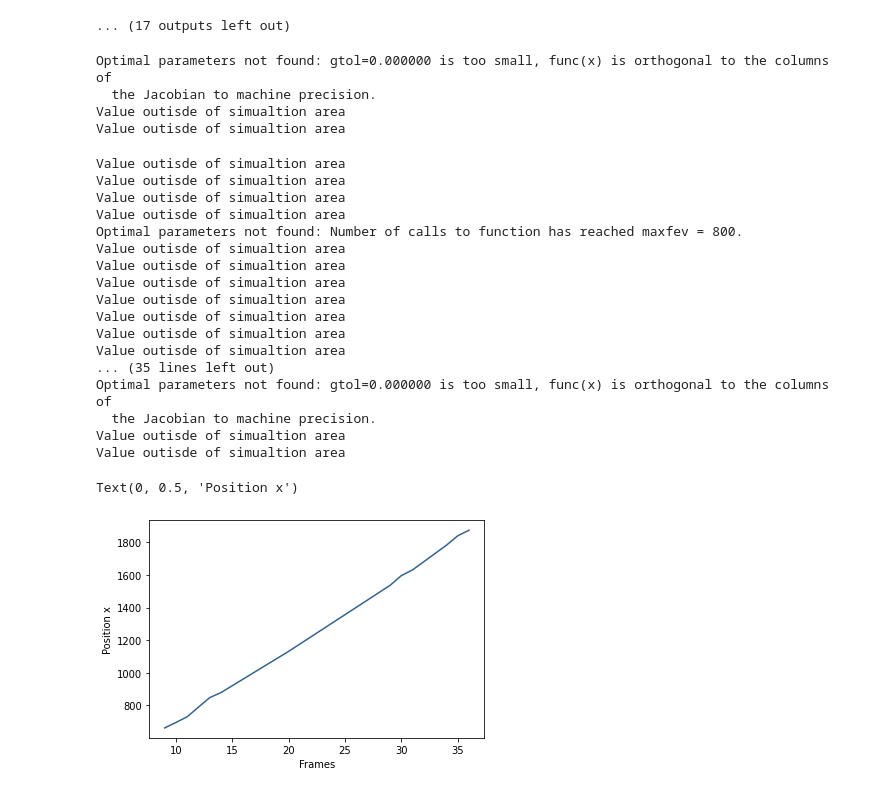
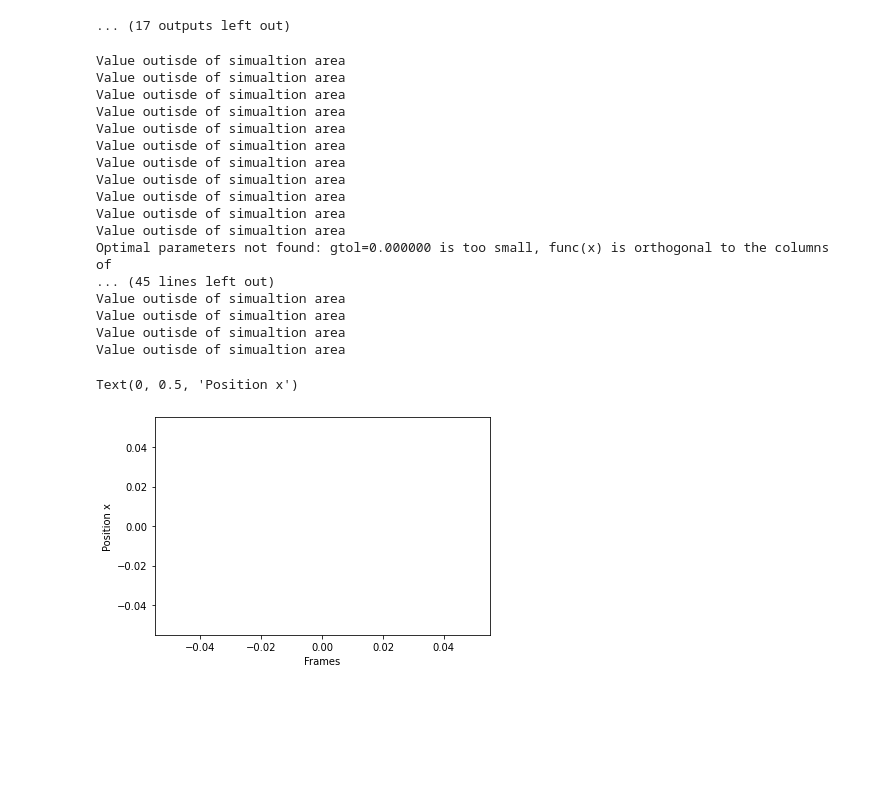
Before and after one commit to marthgg/crack-simulations, a Jupyter notebook: notebooks/crackTip_v1.ipynb, the cells around one changed output. Saved outputs shown, nothing was run; the diff lists cells and outputs as text; code cells hidden in the pictures; blank space fills up the shorter version.

```diff
--- a/notebooks/crackTip_v1.ipynb
+++ b/notebooks/crackTip_v1.ipynb
@@ -700,7 +700,7 @@ Value outisde of simualtion area
 # %%
 # Path to files
 
-filename = '/home/users/marthgg/simulations/x3000_y200/vary_deformZ/crack_simulation_deformZ_1.018606/trajectory.bin'
+filename = '/home/users/marthgg/simulations/x3000_y200/vary_deformZ/crack_simulation_deformZ_1.003767/trajectory.bin'
 
 pipeline = import_file(filename, multiple_frames=True)
 
@@ -738,56 +738,52 @@ for frame in range(7, pipeline.source.num_frames):
     pos_x = np.insert(pos_x, len(pos_x), new_pos)
     coord = np.insert(coord, len(coord), extra_zeros)
 
     #mean_pos_x = running_mean(pos_x, 10)
     #mean_coord = running_mean(coord, 10)
 
     #pos_x = mean_pos_x[7:-7]
     #coord = mean_coord[7:-7]
 
     popt = [200]
 
     try:
         popt, pcov = curve_fit(sigmoid, pos_x, coord, p0=[popt[0], 0.001, (pos_x[0]+pos_x[-1])/2])
     except RuntimeError as e:
         print(e)
         popt = [-1]
 
     position_crack_tip.append(popt[0])
     frames.append(frame)
 
-    if (popt[0] > pos_x[-1]) or (popt[0]<150):
+    if (popt[0] > pos_x[-1]) or (popt[0]<50):
         print('Value outisde of simualtion area')
         position_crack_tip.pop(-1)
         frames.pop(-1)
 
 plt.figure(1)
-plt.plot(frames, position_crack_tip, color=get_color_value(float(deformZ), 1.030000, 1.060000))#, label=deformZ)
+plt.plot(frames, position_crack_tip)#, color=get_color_value(float(deformZ), 1.030000, 1.060000))#, label=deformZ)
 plt.xlabel('Frames')
 plt.ylabel('Position x')
 # %% [output]
-Optimal parameters not found: gtol=0.000000 is too small, func(x) is orthogonal to the columns of
-  the Jacobian to machine precision.
 Value outisde of simualtion area
 Value outisde of simualtion area
+Value outisde of simualtion area
+Value outisde of simualtion area
+Value outisde of simualtion area
+Value outisde of simualtion area
+Value outisde of simualtion area
+Value outisde of simualtion area
+Value outisde of simualtion area
+Value outisde of simualtion area
+Value outisde of simualtion area
+Optimal parameters not found: gtol=0.000000 is too small, func(x) is orthogonal to the columns of
+... (45 lines left out)
+Value outisde of simualtion area
+Value outisde of simualtion area
+Value outisde of simualtion area
+Value outisde of simualtion area
-Value outisde of simualtion area
-Value outisde of simualtion area
-Value outisde of simualtion area
-Value outisde of simualtion area
-Optimal parameters not found: Number of calls to function has reached maxfev = 800.
-Value outisde of simualtion area
-Value outisde of simualtion area
-Value outisde of simualtion area
-Value outisde of simualtion area
-Value outisde of simualtion area
-Value outisde of simualtion area
-Value outisde of simualtion area
-... (35 lines left out)
-Optimal parameters not found: gtol=0.000000 is too small, func(x) is orthogonal to the columns of
-  the Jacobian to machine precision.
-Value outisde of simualtion area
-Value outisde of simualtion area
+Text(0, 0.5, 'Position x')
-Text(0, 0.5, 'Position x')
-[figure, old version]
+[figure, new version]
 # %%
 # Find velocity
 timestep = 0.001 # ps
```
Also changed, not shown: parts of 1 cell of this notebook, 1 other file.
